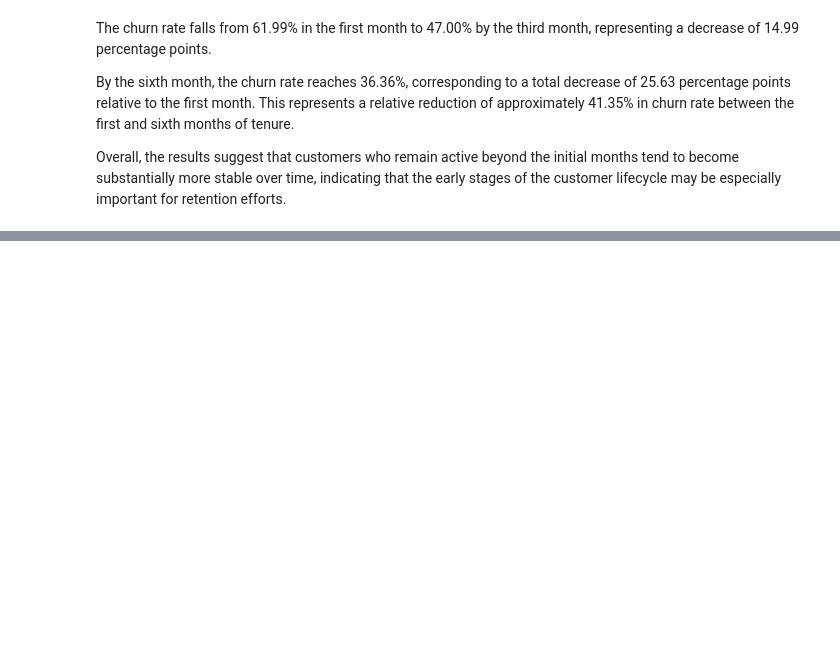
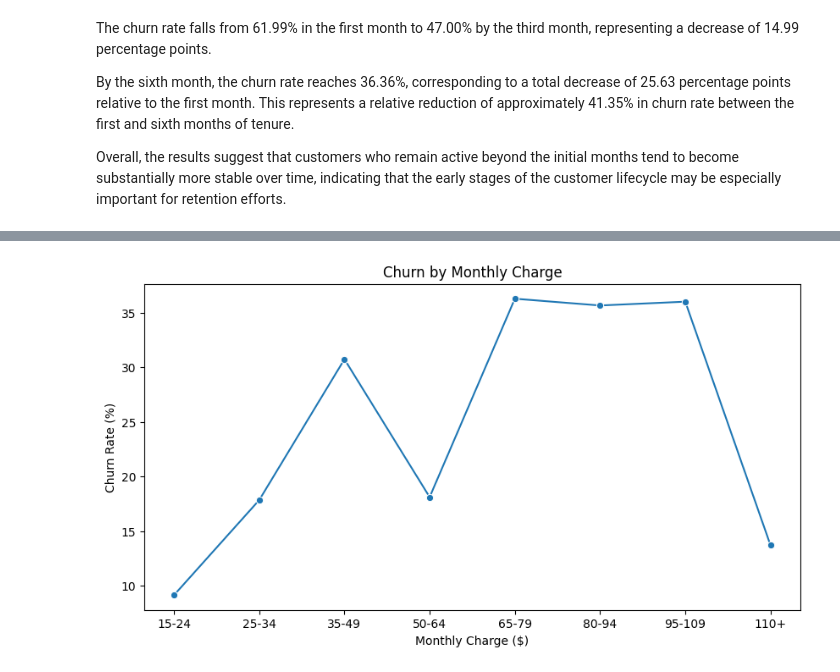
Before and after one commit to Bernardo-G-Cunha/customer-churn-analytics, a Jupyter notebook: notebooks/02_eda.ipynb, the cells around one changed output, grey strips where cells are left out. Saved outputs shown, nothing was run; the diff lists cells and outputs as text; code cells hidden in the pictures; blank space fills up the shorter version.

```diff
--- a/notebooks/02_eda.ipynb
+++ b/notebooks/02_eda.ipynb
@@ -119,0 +182,4 @@ for retention efforts.
+# %%
+monthly_charge_churn = run_sql_file("monthly_charges_churn.sql")
+
+monthly_charge_churn
@@ -119,0 +196,6 @@ for retention efforts.
+# %%
+from src import plot_line
+
+plot_line(df=monthly_charge_churn, x="monthly_charge_group", y="churn_rate", title="Churn by Monthly Charge", xlabel="Monthly Charge ($)", ylabel="Churn Rate (%)")
+# %% [output]
+[figure, added]
```
Also changed, not shown: parts of 16 cells of this notebook, 3 other files.
